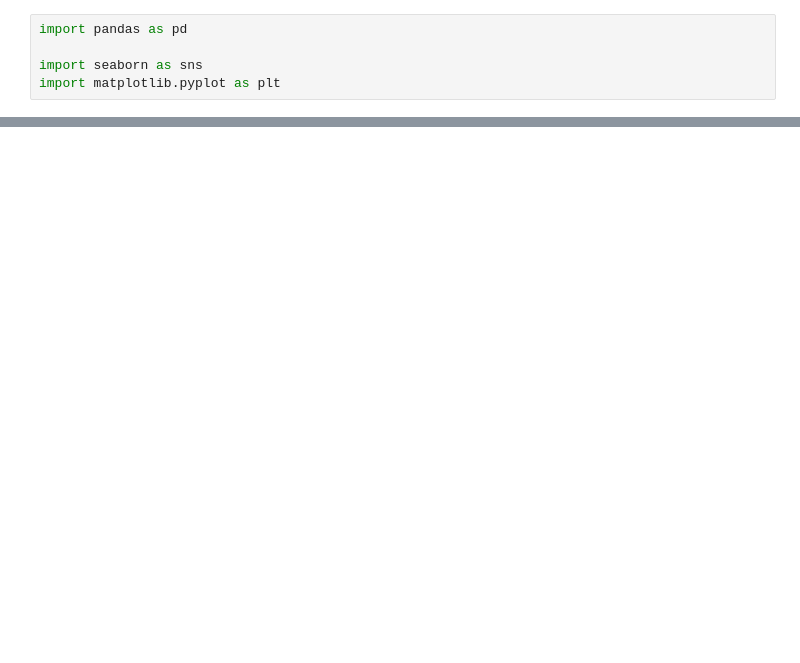
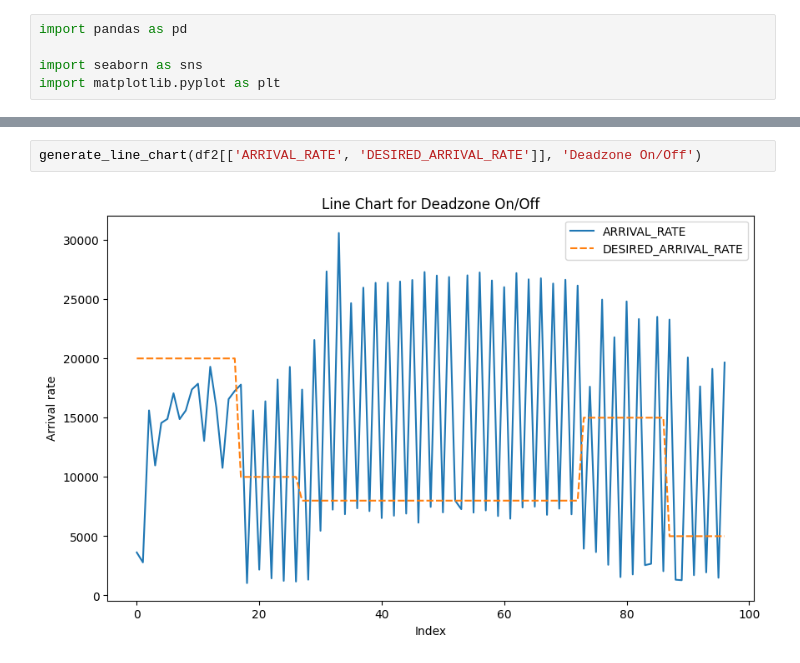
Before and after one commit to MatheusAlvesAlmeida/FeedbackControllers, a Jupyter notebook: assets/generator.ipynb, the cells around one changed output, grey strips where cells are left out. Saved outputs shown, nothing was run; the diff lists cells and outputs as text; blank space fills up the shorter version.

```diff
--- a/assets/generator.ipynb
+++ b/assets/generator.ipynb
@@ -48,0 +28,4 @@ plt.show()
+# %%
+generate_line_chart(df2[['ARRIVAL_RATE', 'DESIRED_ARRIVAL_RATE']], 'Deadzone On/Off')
+# %% [output]
+[figure, added]
```
Also changed, not shown: parts of 9 cells of this notebook, 13 other files.
